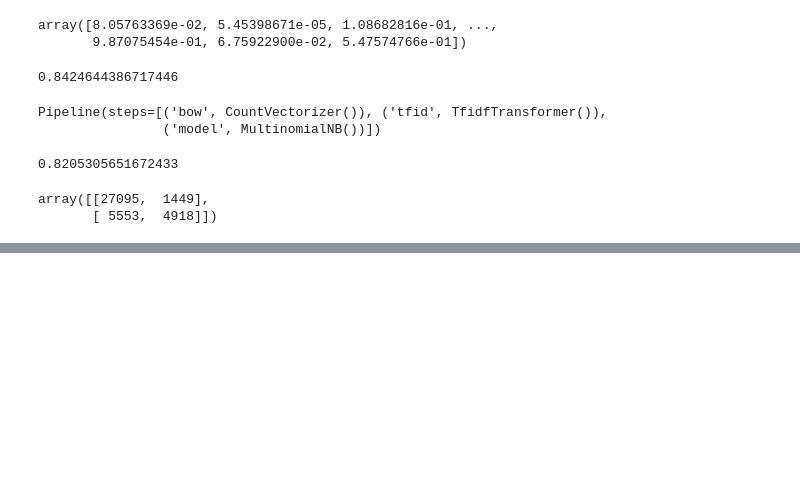
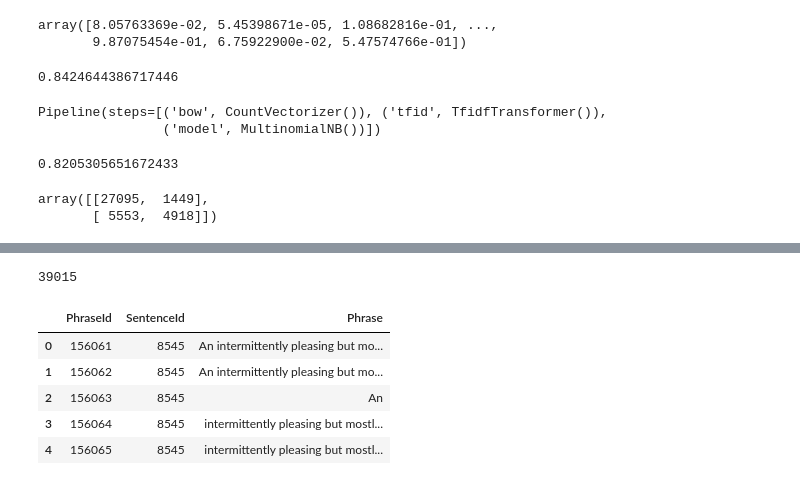
Before and after one commit to gussan-me/-Sentiment_Analysis_on_Movie_Review-, a Jupyter notebook: Sentimt-Analysis-on-Movie-Review.ipynb, the cells around one changed output, grey strips where cells are left out. Drawn from its saved outputs; the diff is of its cells as text; code cells hidden in the pictures; blank space fills up the shorter version.

```diff
--- a/Sentimt-Analysis-on-Movie-Review.ipynb
+++ b/Sentimt-Analysis-on-Movie-Review.ipynb
@@ -8,8 +8,8 @@ import pandas as pd
 import matplotlib.pyplot as plt
 import seaborn as sns
 
-pd.set_option('display.max_rows', None)
-pd.set_option('display.max_columns', None)
+# pd.set_option('display.max_rows', None)
+# pd.set_option('display.max_columns', None)
 
 %matplotlib inline
 sns.set_style("whitegrid")
@@ -407,0 +448,13 @@ array([[27095,  1449],
+# %%
+print(len(submission_data))
+# %% [output]
+39015
+# %%
+test_df.head()
+# %% [output]
+|  | PhraseId | SentenceId | Phrase |
+| 0 | 156061 | 8545 | An intermittently pleasing but mo... |
+| 1 | 156062 | 8545 | An intermittently pleasing but mo... |
+| 2 | 156063 | 8545 | An |
+| 3 | 156064 | 8545 | intermittently pleasing but mostl... |
+| 4 | 156065 | 8545 | intermittently pleasing but mostl... |
```
Also changed, not shown: parts of 13 cells of this notebook.
